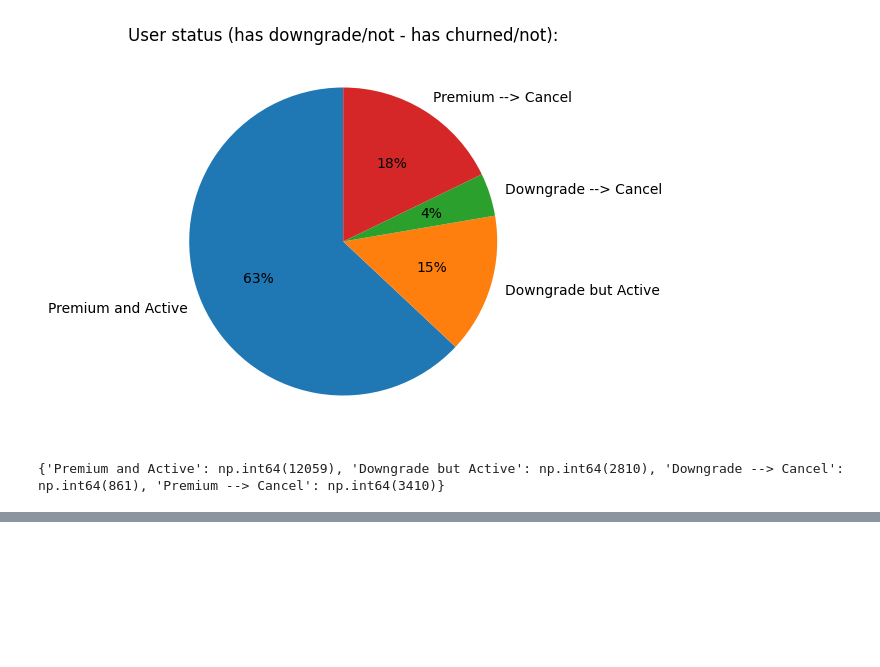
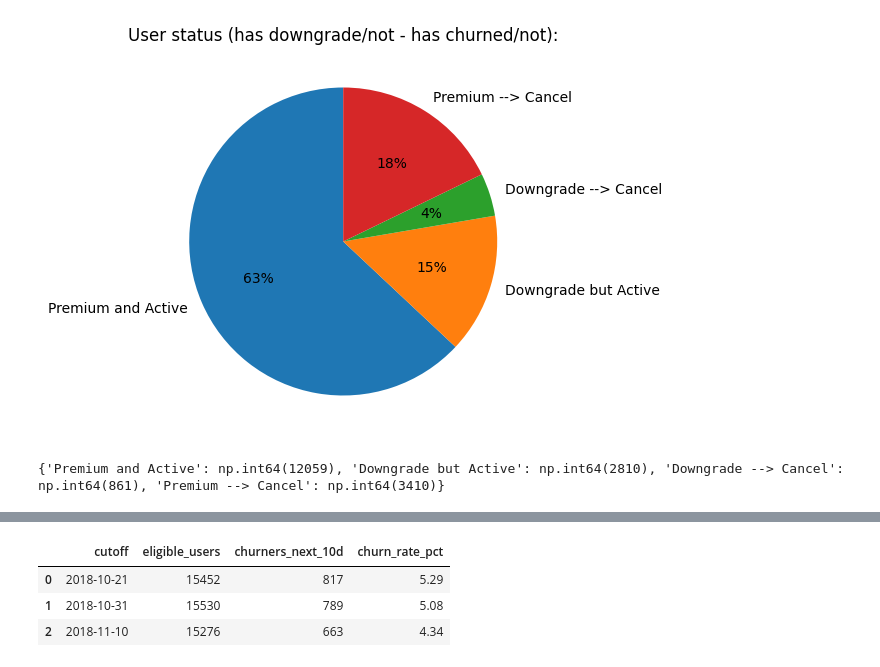
Before and after one commit to Hugo361/Churn_Prediction_26-27_DSAIB, a Jupyter notebook: Notebooks/01_EDA.ipynb, the cells around one changed output, grey strips where cells are left out. Cells and saved outputs as stored; diff of their text form; code cells hidden in the pictures; blank space fills up the shorter version.

```diff
--- a/Notebooks/01_EDA.ipynb
+++ b/Notebooks/01_EDA.ipynb
@@ -317,0 +360,42 @@ print(dict(zip(subjects, data)))
+# %%
+# One first event and at most one first cancellation per user.
+first_seen_ts = train.groupby("userId")["ts"].min()
+first_cancel_ts = (
+    train.loc[train["page"].eq("Cancellation Confirmation")]
+    .groupby("userId")["ts"]
+    .min()
+    .reindex(first_seen_ts.index)
+)
+
+DAY_MS = 24 * 60 * 60 * 1000
+HORIZON_MS = 10 * DAY_MS
+CUTOFF_DATES = ["2018-10-21", "2018-10-31", "2018-11-10"]
+
+cutoff_rows = []
+for date in CUTOFF_DATES:
+    t = int(pd.Timestamp(date, tz="UTC").timestamp() * 1000)
+
+    # Eligibility and targets use mutually exclusive time intervals.
+    eligible = first_seen_ts.lt(t) & (
+        first_cancel_ts.isna() | first_cancel_ts.ge(t)
+    )
+    churn_next_10d = first_cancel_ts.ge(t) & first_cancel_ts.lt(
+        t + HORIZON_MS
+    )
+
+    n_users = int(eligible.sum())
+    n_churners = int((eligible & churn_next_10d).sum())
+    cutoff_rows.append({
+        "cutoff": date,
+        "eligible_users": n_users,
+        "churners_next_10d": n_churners,
+        "churn_rate_pct": 100 * n_churners / n_users,
+    })
+
+cutoff_summary = pd.DataFrame(cutoff_rows)
+display(cutoff_summary.round(2))
+# %% [output]
+|  | cutoff | eligible_users | churners_next_10d | churn_rate_pct |
+| 0 | 2018-10-21 | 15452 | 817 | 5.29 |
+| 1 | 2018-10-31 | 15530 | 789 | 5.08 |
+| 2 | 2018-11-10 | 15276 | 663 | 4.34 |
```
Also changed, not shown: parts of 22 cells of this notebook.
